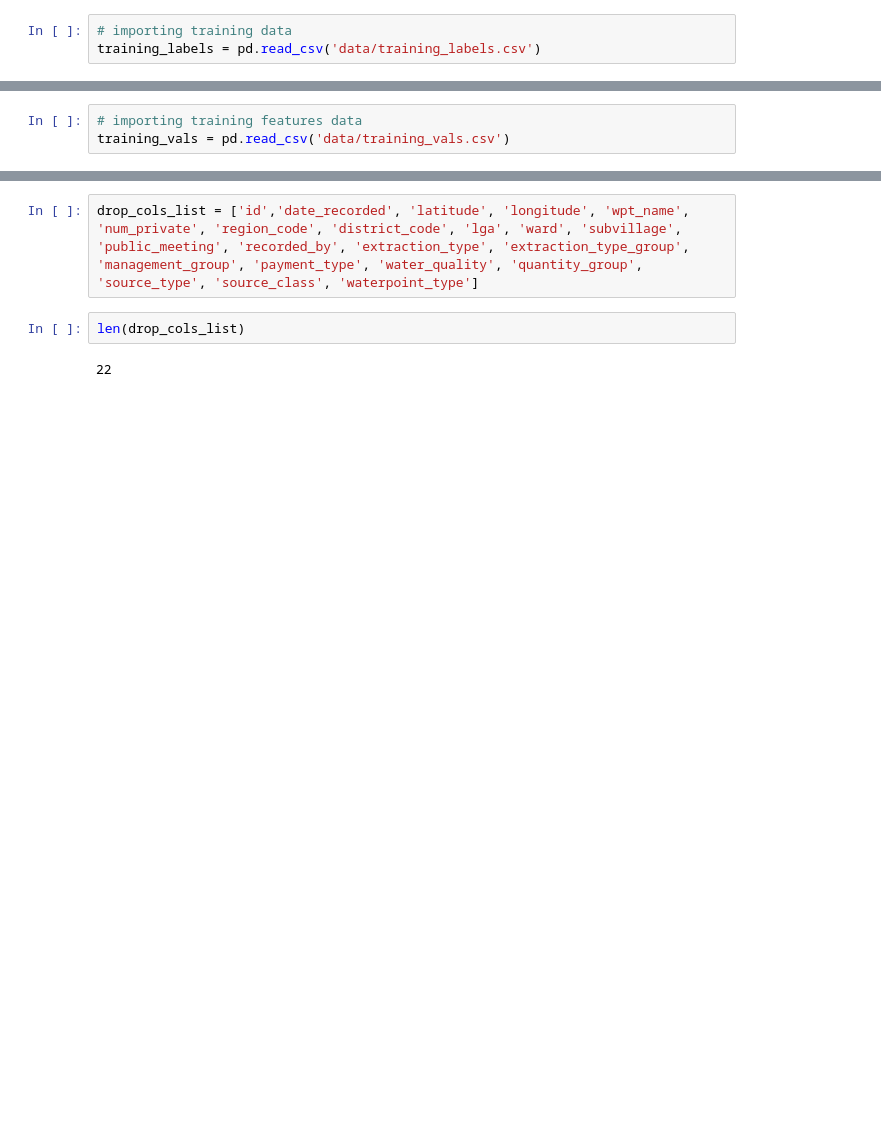
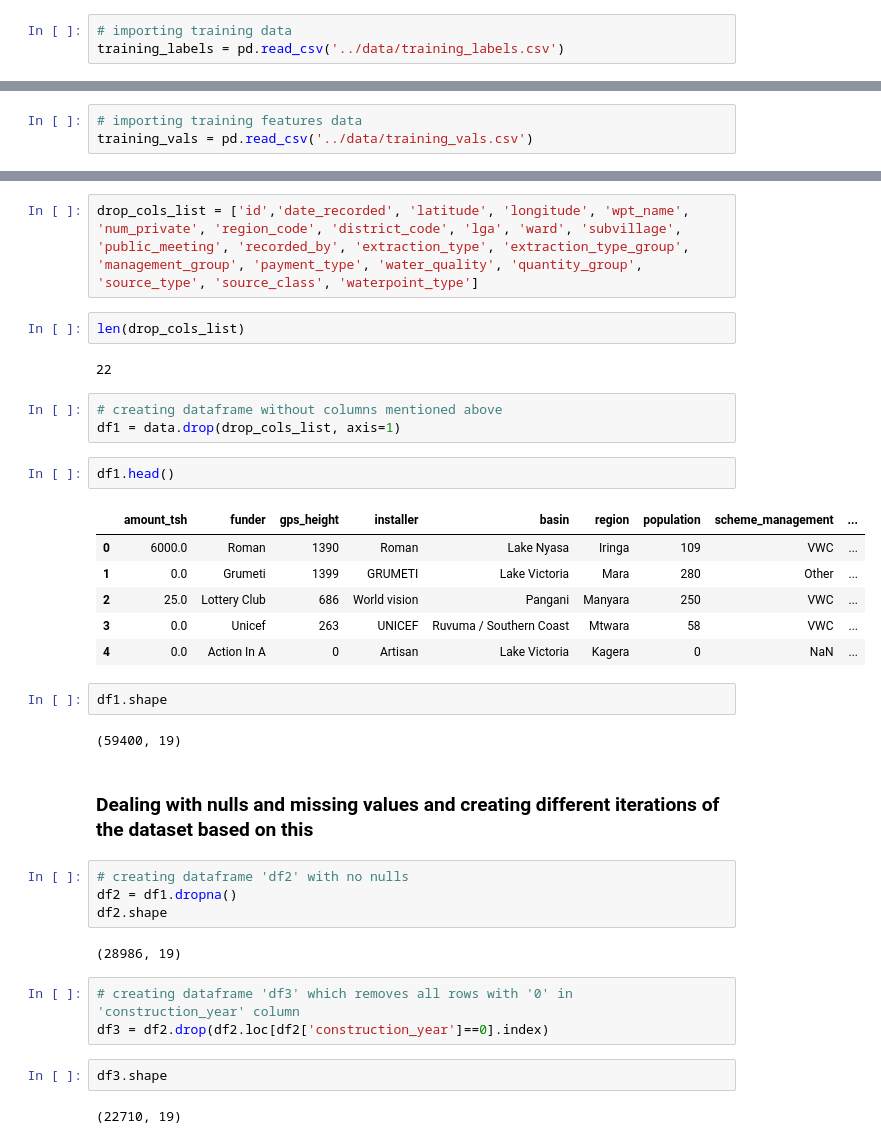
Before and after one commit to Andrew-Boucher/Phase_3_Project, a Jupyter notebook: working_notebooks/Andrew's Workbook.ipynb, the cells around one changed output, grey strips where cells are left out. Drawn from its saved outputs; the diff is of its cells as text; blank space fills up the shorter version.

Commit message:
preprocessed dataframes and built pipelines

```diff
--- a/working_notebooks/Andrew's Workbook.ipynb
+++ b/working_notebooks/Andrew's Workbook.ipynb
@@ -44,7 +44,7 @@ dtypes: float64(3), int64(7), object(30)
 memory usage: 4.5+ MB
 # %%
 # importing training data
-training_labels = pd.read_csv('data/training_labels.csv')
+training_labels = pd.read_csv('../data/training_labels.csv')
 # %%
 # exploring training target data
 training_labels.info()
@@ -60,7 +60,7 @@ dtypes: int64(1), object(1)
 memory usage: 928.2+ KB
 # %%
 # importing training features data
-training_vals = pd.read_csv('data/training_vals.csv')
+training_vals = pd.read_csv('../data/training_vals.csv')
 # %%
 #exploring training features data
 training_vals.info()
@@ -421,3 +460,34 @@ drop_cols_list = ['id','date_recorded', 'latitude', 'longitude', 'wpt_name', 'nu
 len(drop_cols_list)
 # %% [output]
 22
+# %%
+# creating dataframe without columns mentioned above
+df1 = data.drop(drop_cols_list, axis=1)
+# %%
+df1.head()
+# %% [output]
+|  | amount_tsh | funder | gps_height | installer | basin | region | population | scheme_management | ... |
+| 0 | 6000.0 | Roman | 1390 | Roman | Lake Nyasa | Iringa | 109 | VWC | ... |
+| 1 | 0.0 | Grumeti | 1399 | GRUMETI | Lake Victoria | Mara | 280 | Other | ... |
+| 2 | 25.0 | Lottery Club | 686 | World vision | Pangani | Manyara | 250 | VWC | ... |
+| 3 | 0.0 | Unicef | 263 | UNICEF | Ruvuma / Southern Coast | Mtwara | 58 | VWC | ... |
+| 4 | 0.0 | Action In A | 0 | Artisan | Lake Victoria | Kagera | 0 | NaN | ... |
+# %%
+df1.shape
+# %% [output]
+(59400, 19)
+# %% [markdown]
+### Dealing with nulls and missing values and creating different iterations of the dataset based on this
+# %%
+# creating dataframe 'df2' with no nulls
+df2 = df1.dropna()
+df2.shape
+# %% [output]
+(28986, 19)
+# %%
+# creating dataframe 'df3' which removes all rows with '0' in 'construction_year' column
+df3 = df2.drop(df2.loc[df2['construction_year']==0].index)
+# %%
+df3.shape
+# %% [output]
+(22710, 19)
```
Also changed, not shown: parts of 43 cells of this notebook.
